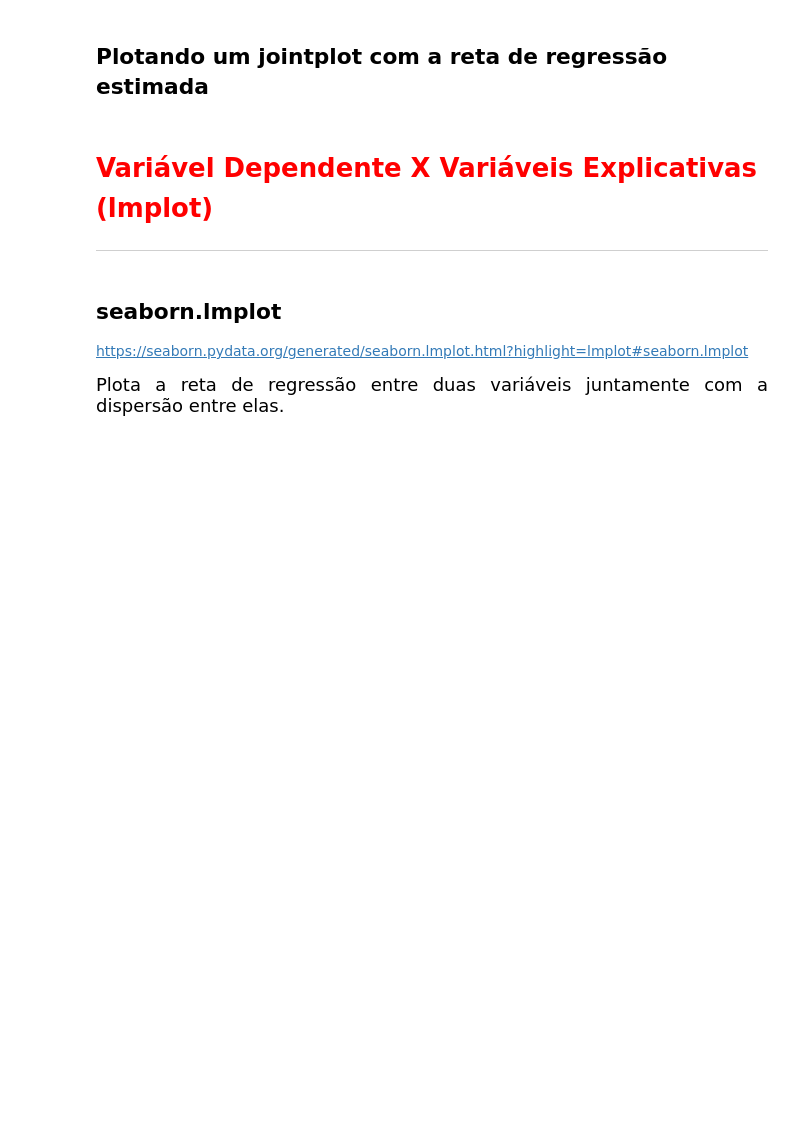
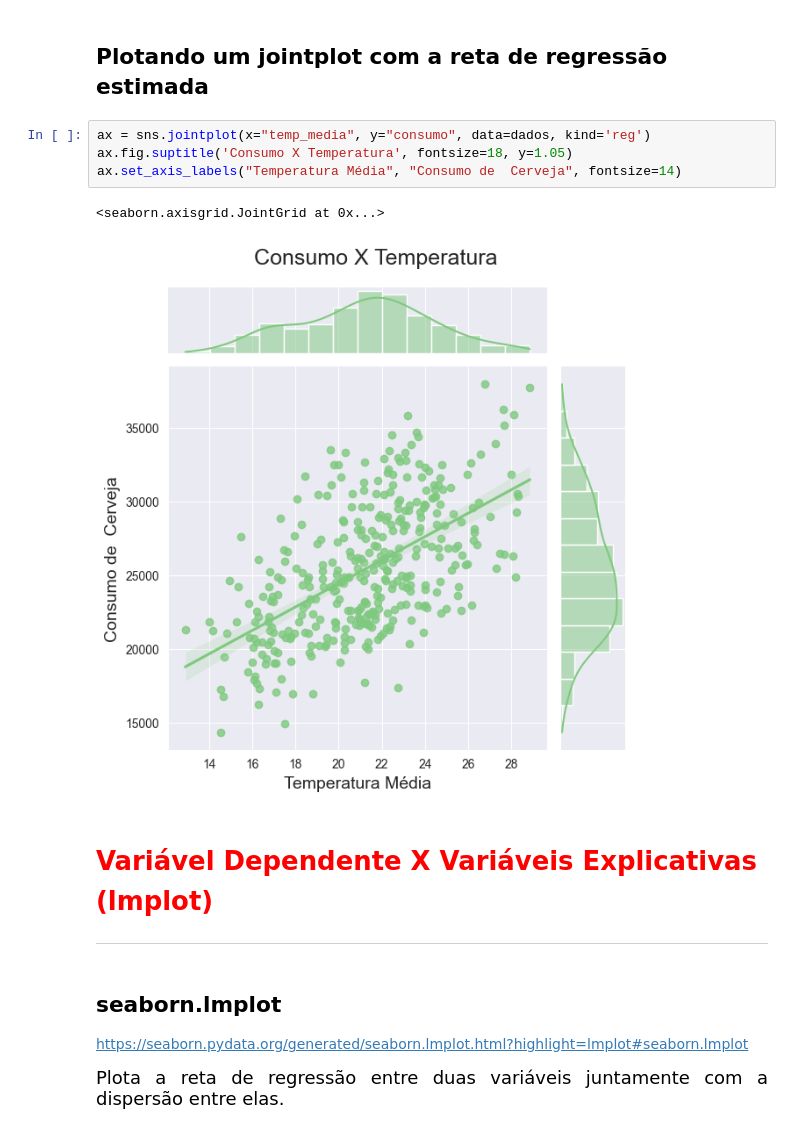
Before and after one commit to junior-vs/studio-ai-python, a Jupyter notebook: course/formacao-estatistica-python/data-science-modelo-regressao-linear/Projeto/Regressão Linear.ipynb, the cells around one changed output. Saved outputs shown, nothing was run; the diff lists cells and outputs as text; blank space fills up the shorter version.

```diff
--- a/course/formacao-estatistica-python/data-science-modelo-regressao-linear/Projeto/Regressão Linear.ipynb
+++ b/course/formacao-estatistica-python/data-science-modelo-regressao-linear/Projeto/Regressão Linear.ipynb
@@ -245,5 +264,12 @@ https://seaborn.pydata.org/generated/seaborn.jointplot.html?highlight=jointplot#
 # %% [markdown]
 ## Plotando um jointplot com a reta de regressão estimada
+# %%
+ax = sns.jointplot(x="temp_media", y="consumo", data=dados, kind='reg')
+ax.fig.suptitle('Consumo X Temperatura', fontsize=18, y=1.05)
+ax.set_axis_labels("Temperatura Média", "Consumo de  Cerveja", fontsize=14)
+# %% [output]
+<seaborn.axisgrid.JointGrid at 0x...>
+[figure, added]
 # %% [markdown]
 # <font color='red' style='font-size: 30px;'>Variável Dependente X Variáveis Explicativas (lmplot)</font>
 <hr style='border: 2px solid red;'>
```
Also changed, not shown: parts of 6 cells of this notebook.
